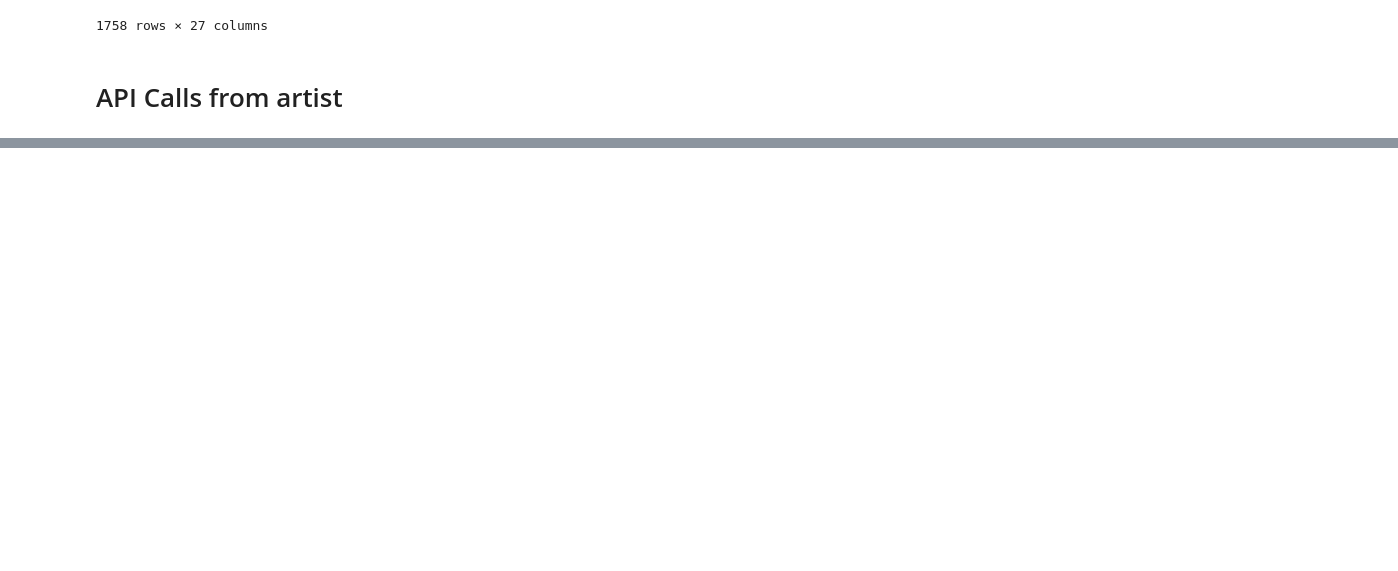
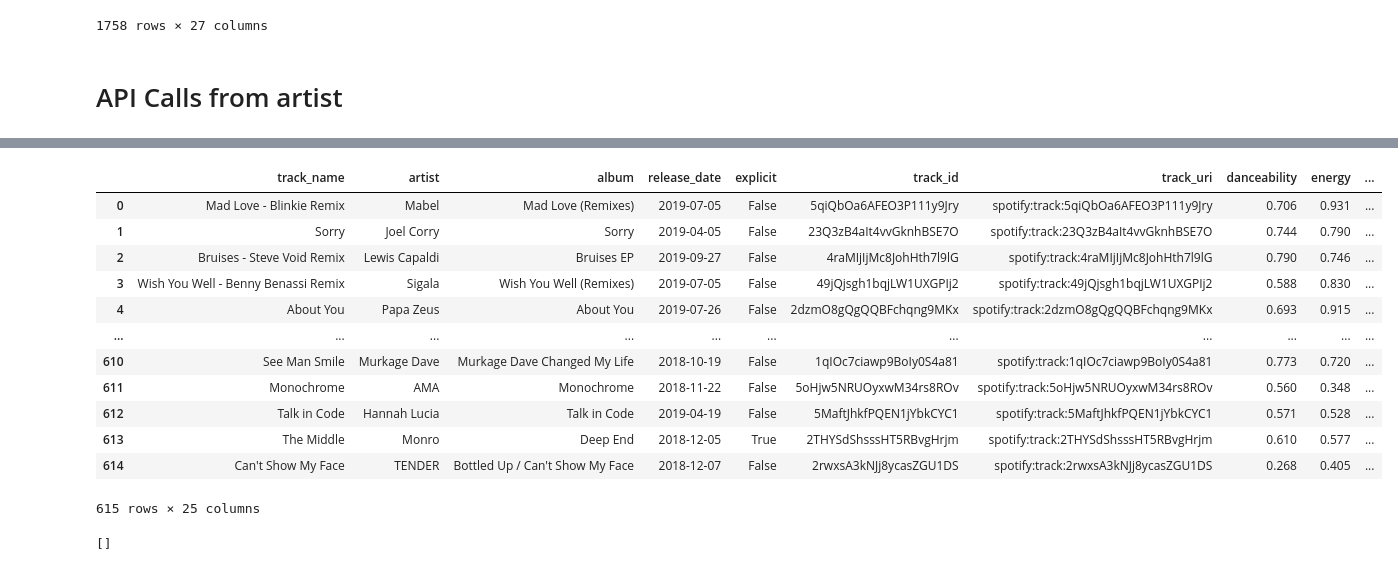
Before and after one commit to zarialevi/ClassifyingMusic, a Jupyter notebook: spotify_tests_clean.ipynb, the cells around one changed output, grey strips where cells are left out. Drawn from its saved outputs; the diff is of its cells as text; code cells hidden in the pictures; blank space fills up the shorter version.

Commit message:
added data

```diff
--- a/spotify_tests_clean.ipynb
+++ b/spotify_tests_clean.ipynb
@@ -339,0 +412,25 @@ artists_edit.append(re.sub('\s+', '%20', artist))
+# %%
+ply = []
+trk = []
+tracks = []
+# uri = []
+
+for x in range(len(random_df)):
+    ply.append(random_df[x]['track'])
+
+for i in range(len(ply)):
+    if ply[i] == None:
+        continue
+    else:
+        trk.append(ply[i]['uri'])
+        tracks.append({
+            "track_name" : ply[i]['name'],
+            "artist" : ply[i]['artists'][0]['name'],
+            "album" : ply[i]['album']['name'],
+            "release_date" : ply[i]['album']['release_date'],
+            "explicit" : ply[i]['explicit'],
+            "track_id" : ply[i]['id'],
+            "track_uri" : ply[i]['uri']
+        })
+# %%
+track = pd.DataFrame(tracks)
@@ -339,0 +478,2 @@ artists_edit.append(re.sub('\s+', '%20', artist))
+# %%
+ff = api.get_feats(track)
@@ -339,0 +496,2 @@ artists_edit.append(re.sub('\s+', '%20', artist))
+# %%
+track = track.join(ff)
@@ -339,0 +500,20 @@ artists_edit.append(re.sub('\s+', '%20', artist))
+# %%
+track
+# %% [output]
+|  | track_name | artist | album | release_date | explicit | track_id | track_uri | danceability | energy | ... |
+| 0 | Mad Love - Blinkie Remix | Mabel | Mad Love (Remixes) | 2019-07-05 | False | 5qiQbOa6AFEO3P111y9Jry | spotify:track:5qiQbOa6AFEO3P111y9Jry | 0.706 | 0.931 | ... |
+| 1 | Sorry | Joel Corry | Sorry | 2019-04-05 | False | 23Q3zB4aIt4vvGknhBSE7O | spotify:track:23Q3zB4aIt4vvGknhBSE7O | 0.744 | 0.790 | ... |
+| 2 | Bruises - Steve Void Remix | Lewis Capaldi | Bruises EP | 2019-09-27 | False | 4raMIjIjMc8JohHth7l9lG | spotify:track:4raMIjIjMc8JohHth7l9lG | 0.790 | 0.746 | ... |
+| 3 | Wish You Well - Benny Benassi Remix | Sigala | Wish You Well (Remixes) | 2019-07-05 | False | 49jQjsgh1bqjLW1UXGPIj2 | spotify:track:49jQjsgh1bqjLW1UXGPIj2 | 0.588 | 0.830 | ... |
+| 4 | About You | Papa Zeus | About You | 2019-07-26 | False | 2dzmO8gQgQQBFchqng9MKx | spotify:track:2dzmO8gQgQQBFchqng9MKx | 0.693 | 0.915 | ... |
+| ... | ... | ... | ... | ... | ... | ... | ... | ... | ... | ... |
+| 610 | See Man Smile | Murkage Dave | Murkage Dave Changed My Life | 2018-10-19 | False | 1qIOc7ciawp9BoIy0S4a81 | spotify:track:1qIOc7ciawp9BoIy0S4a81 | 0.773 | 0.720 | ... |
+| 611 | Monochrome | AMA | Monochrome | 2018-11-22 | False | 5oHjw5NRUOyxwM34rs8ROv | spotify:track:5oHjw5NRUOyxwM34rs8ROv | 0.560 | 0.348 | ... |
+| 612 | Talk in Code | Hannah Lucia | Talk in Code | 2019-04-19 | False | 5MaftJhkfPQEN1jYbkCYC1 | spotify:track:5MaftJhkfPQEN1jYbkCYC1 | 0.571 | 0.528 | ... |
+| 613 | The Middle | Monro | Deep End | 2018-12-05 | True | 2THYSdShsssHT5RBvgHrjm | spotify:track:2THYSdShsssHT5RBvgHrjm | 0.610 | 0.577 | ... |
+| 614 | Can't Show My Face | TENDER | Bottled Up / Can't Show My Face | 2018-12-07 | False | 2rwxsA3kNJj8ycasZGU1DS | spotify:track:2rwxsA3kNJj8ycasZGU1DS | 0.268 | 0.405 | ... |
+615 rows × 25 columns
+# %%
+random_playlists
+# %% [output]
+[]
```
Also changed, not shown: parts of 23 cells of this notebook, 8 other files.
